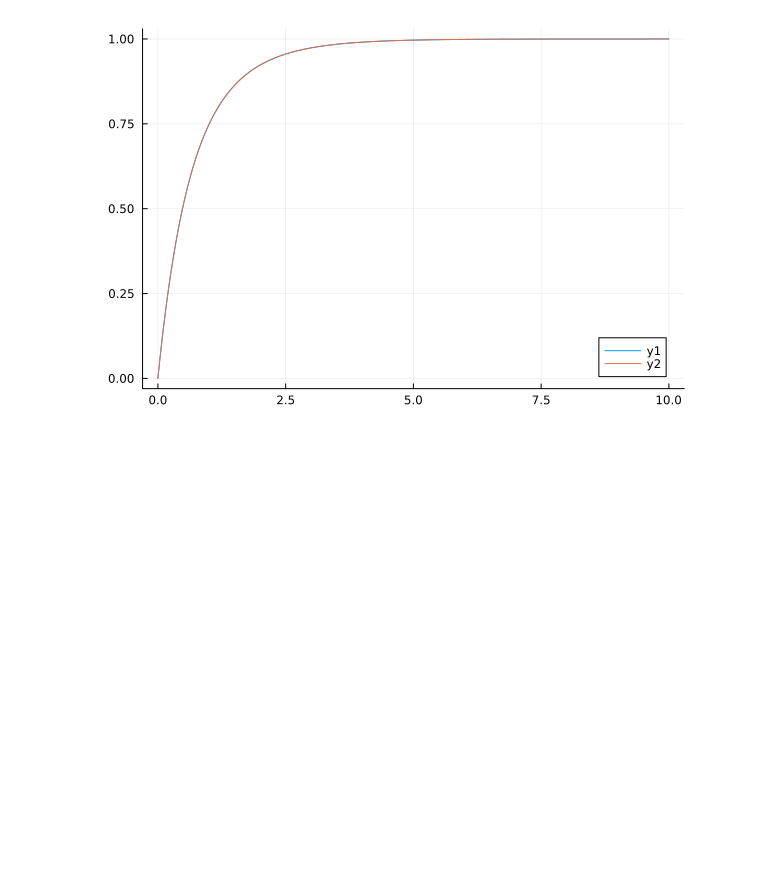
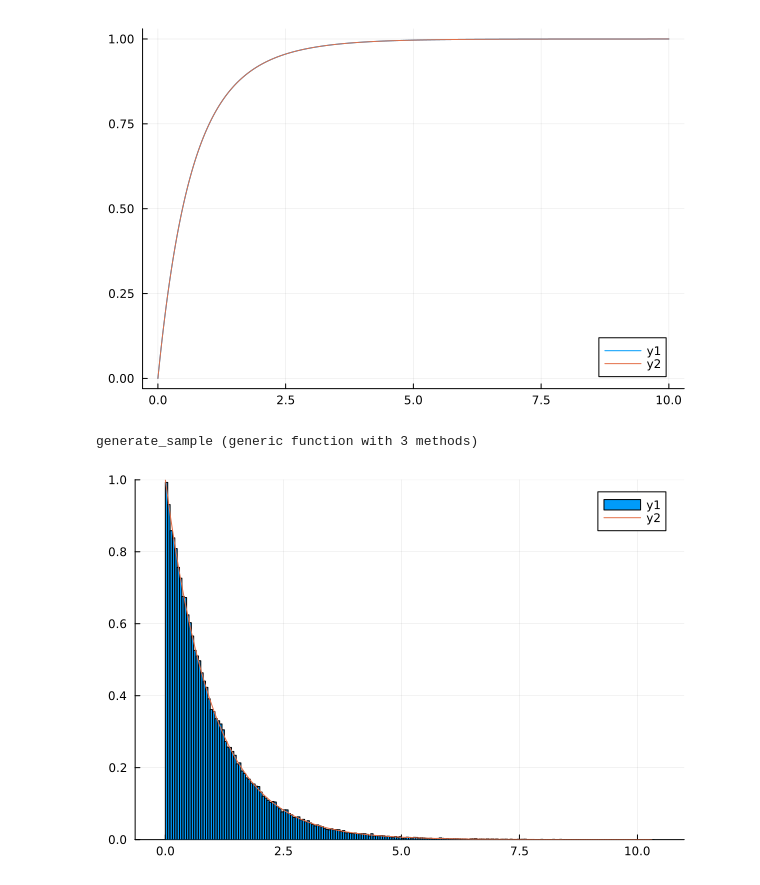
Before and after one commit to Ste1nb0cK/QuTaM.jl, a Jupyter notebook: Gillipsie.ipynb, the cells around one changed output. Cells and saved outputs as stored; diff of their text form; code cells hidden in the pictures; blank space fills up the shorter version.

Commit message:
Minimal example producing results, pending tests

```diff
--- a/Gillipsie.ipynb
+++ b/Gillipsie.ipynb
@@ -62,0 +61,36 @@ end
+# %%
+################# SAMPLING ROUTINE #################
+# 1. Inverse Function
+# The strategy will consists in using a root finding algorithm
+# Arguments: the function for which we want the inverse and the point
+# Returns: f^{-1}(t)
+function inverse_f(f, t)
+    g(x) = f(x) - t
+    a = 0
+    b = 30 # The final time must be long enough
+    root = Roots.find_zero(g, (a, b), Bisection() )
+    return root
+end
+# 2. Sampling Routine
+# I'll use inverse sampling
+# Arguments : the CDF of the distribution we are sampling
+function generate_sample(f, seed=1)
+    Random.seed!(seed)
+    u = rand()
+    return inverse_f(f, u)
+end
+# %% [output]
+generate_sample (generic function with 3 methods)
+# %%
+# Test of the sampler
+f(t) = 1-exp(-t)
+N = 100000
+sample = ones(N)
+for k in range(1, N)
+    sample[k] = generate_sample(f, k)
+end
+histogram(sample, normalize=:pdf)
+x = LinRange(0, maximum(sample), 100)
+plot!(x, exp.(-x))
+# %% [output]
+[figure, added]
```
Also changed, not shown: parts of 6 cells of this notebook.
